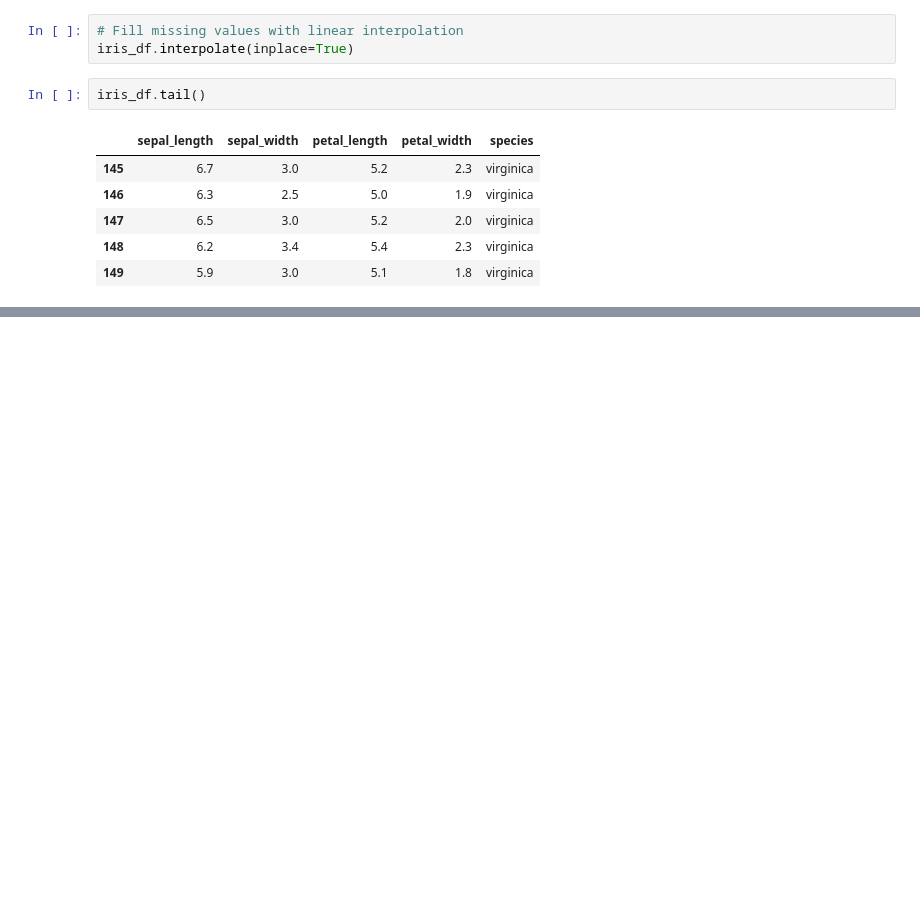
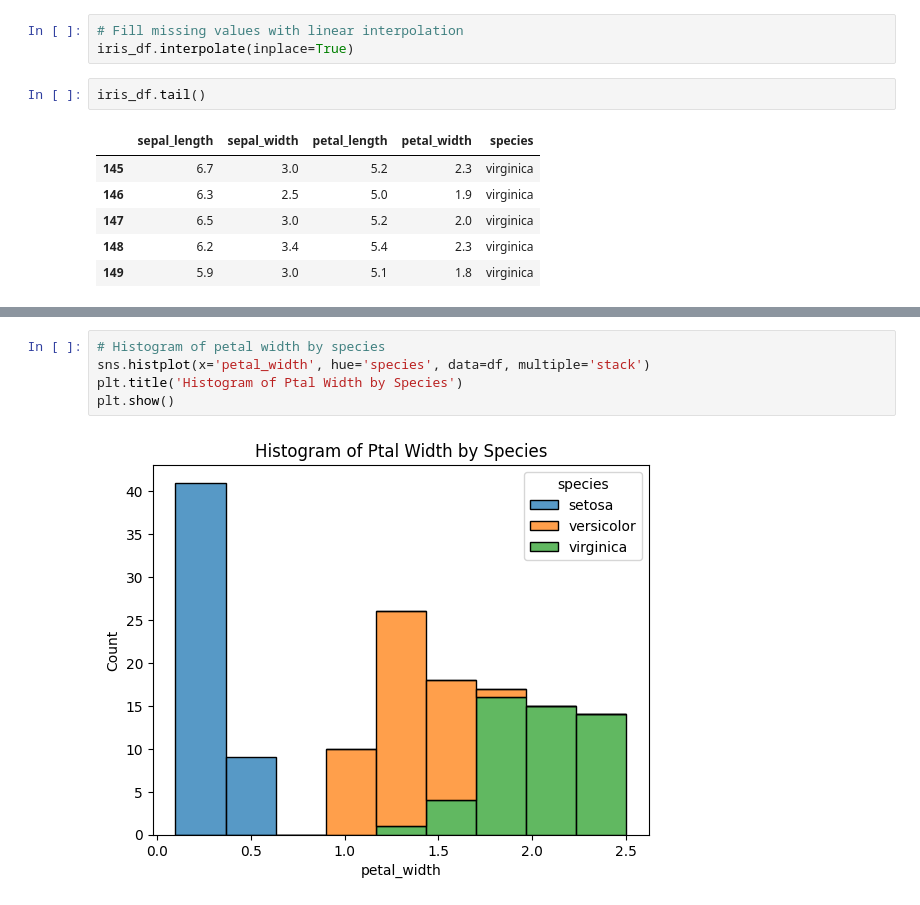
Before and after one commit to chaidosa/100-days-of-DS, a Jupyter notebook: Day_1_to_5.ipynb, the cells around one changed output, grey strips where cells are left out. Cells and saved outputs as stored; diff of their text form; blank space fills up the shorter version.

```diff
--- a/Day_1_to_5.ipynb
+++ b/Day_1_to_5.ipynb
@@ -226,0 +299,7 @@ iris_df.tail()
+# %%
+# Histogram of petal width by species
+sns.histplot(x='petal_width', hue='species', data=df, multiple='stack')
+plt.title('Histogram of Ptal Width by Species')
+plt.show()
+# %% [output]
+[figure, added]
```
Also changed, not shown: parts of 13 cells of this notebook.
